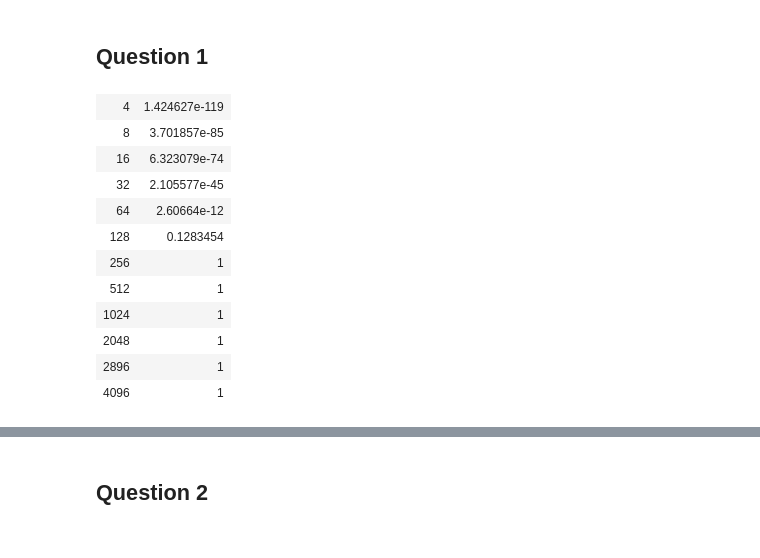
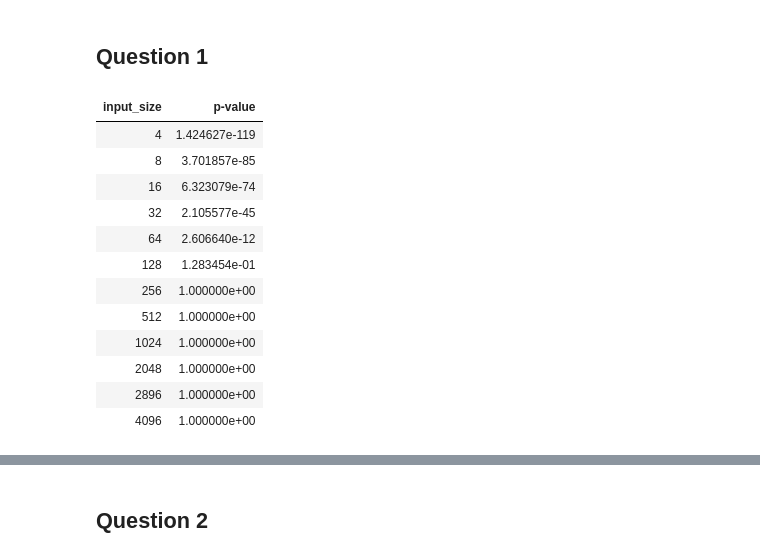
Before and after one commit to jair-pereira/Experimental_Design_19_HW2, a Jupyter notebook: 3_statistical_test.ipynb, the cells around one changed output, grey strips where cells are left out. Cells and saved outputs as stored; diff of their text form; code cells hidden in the pictures.

```diff
--- a/3_statistical_test.ipynb
+++ b/3_statistical_test.ipynb
@@ -97,24 +101,29 @@ NOTE: n is number in *each* group
 ## Question 1
 # %%
 n <- c(4,8,16,32,64,128,256,512,1024, 2048, 2896, 4096)
-pvalues <- t(sapply(n, FUN = function(x) {
-    data <- read.csv(file = paste("data_raw/1/quick_", x, ".txt", sep=""), header = 0)
-    #list(x, mean(data$V2), x*log2(x),t.test(data$V2, alternative = "less", mu = x*log2(x), conf.level = 0.99)$p.value)
-    list(x, t.test(data$V2, alternative = "less", mu = x*log2(x), conf.level = 0.95)$p.value)
-    }))
+pvalues <- data.frame()
 
+for(i in n){
+    file = paste("data_raw/1/quick_", i, ".txt", sep="")
+    data <- read.csv(file=file, header = 0)
+
+    pvalues <- rbind(pvalues, list(i, t.test(data$V2, alternative = "less", mu = i*log2(i), conf.level = 0.95)$p.value))
+}
+
+names(pvalues) <- c("input_size", "p-value")
 pvalues
-write.table(pvalues, file="q1.txt", row.names = FALSE, col.names = FALSE, sep=",")
+#write.table(pvalues, file="q1.txt", row.names = FALSE, col.names = FALSE, sep=",")
 # %% [output]
+| input_size | p-value |
 | 4 | 1.424627e-119 |
 | 8 | 3.701857e-85 |
 | 16 | 6.323079e-74 |
 | 32 | 2.105577e-45 |
-| 64 | 2.60664e-12 |
-| 128 | 0.1283454 |
-| 256 | 1 |
-| 512 | 1 |
-| 1024 | 1 |
-| 2048 | 1 |
-| 2896 | 1 |
-| 4096 | 1 |
+| 64 | 2.606640e-12 |
+| 128 | 1.283454e-01 |
+| 256 | 1.000000e+00 |
+| 512 | 1.000000e+00 |
+| 1024 | 1.000000e+00 |
+| 2048 | 1.000000e+00 |
+| 2896 | 1.000000e+00 |
+| 4096 | 1.000000e+00 |
```
Also changed, not shown: parts of 4 cells of this notebook.
